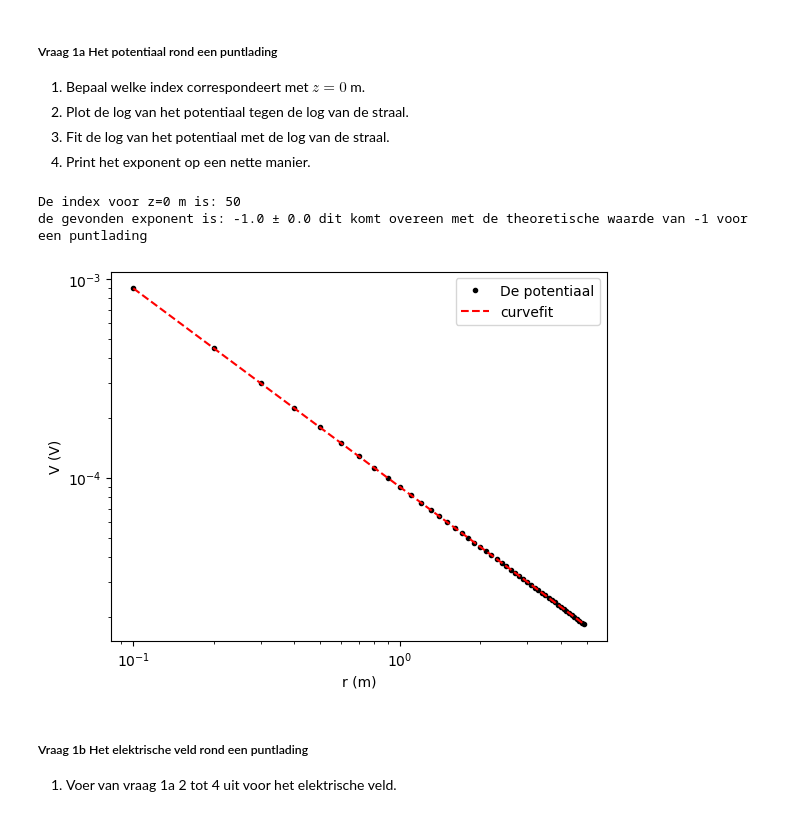
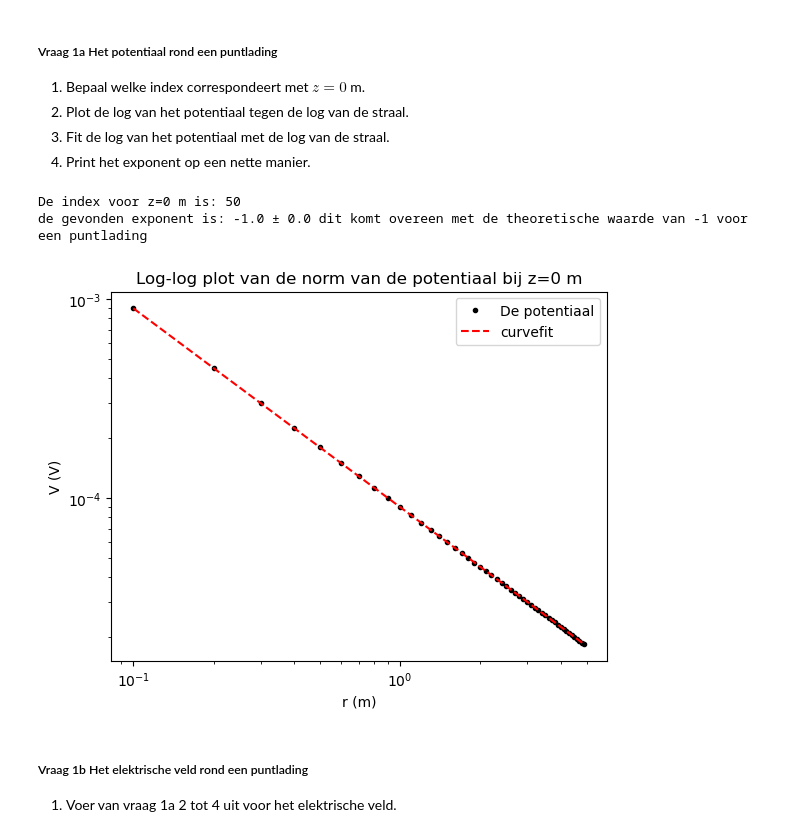
Before and after one commit to beanmachine123/opdrachten-DEF-D, a Jupyter notebook: DigitaleOntwerpopdrachten/1CondensatorOpdracht/CondensatorOntwerpopdracht.ipynb, the cells around one changed output. Saved outputs shown, nothing was run; the diff lists cells and outputs as text; code cells hidden in the pictures.

```diff
--- a/DigitaleOntwerpopdrachten/1CondensatorOpdracht/CondensatorOntwerpopdracht.ipynb
+++ b/DigitaleOntwerpopdrachten/1CondensatorOpdracht/CondensatorOntwerpopdracht.ipynb
@@ -95,34 +95,36 @@ print(f"De index voor z=0 m is: {idx_z0}")
 # Neem potentiaal langs die horizontale lijn (z ≈ 0)
 V_slice = V[idx_z0, :]      # potentiaal op z=0
 
 # Verwijder r = 0 (log(0) is niet gedefinieerd)
 r_nonzero = r[1:]
 V_nonzero = V_slice[1:]
 
 # algemene machtsverlijking voor plotten fitfunctie
 def f(r, k, n):
     return k * r**n
 
 #fitfuncite in log-log ruimte zodat de eerste punten niet zwaarder wegen
 def loglog_line(log_r, log_k, n):
     return log_k + n * log_r
 
+
 vals, covals = curve_fit(loglog_line, np.log(r_nonzero), np.log(V_nonzero)) #fitten met log van de data want het is in de logruimte
 u_fit = np.sqrt(np.diag(covals))
 print(f"de gevonden exponent is: {vals[1]:.1f} ± {u_fit[1]:.1f} dit komt overeen met de theoretische waarde van -1 voor een puntlading")
 
 #Maak log-log plot
 plt.figure()
 plt.loglog(r_nonzero, V_nonzero, 'k.', label='De potentiaal')
 plt.loglog(r_nonzero, f(r_nonzero, np.exp(vals[0]), vals[1]), 'r--', label='curvefit') #exponent van vals[0] omdat die in de logruimte is gefit
 plt.xlabel("r (m)")
 plt.ylabel("V (V)")
+plt.title("Log-log plot van de norm van de potentiaal bij z=0 m")
 plt.legend()
 plt.show()
 # %% [output]
 De index voor z=0 m is: 50
 de gevonden exponent is: -1.0 ± 0.0 dit komt overeen met de theoretische waarde van -1 voor een puntlading
-[figure, old version]
+[figure, new version]
 # %% [markdown]
 ##### Vraag 1b Het elektrische veld rond een puntlading
 1. Voer van vraag 1a 2 tot 4 uit voor het elektrische veld.
```
Also changed, not shown: parts of 5 cells of this notebook.
